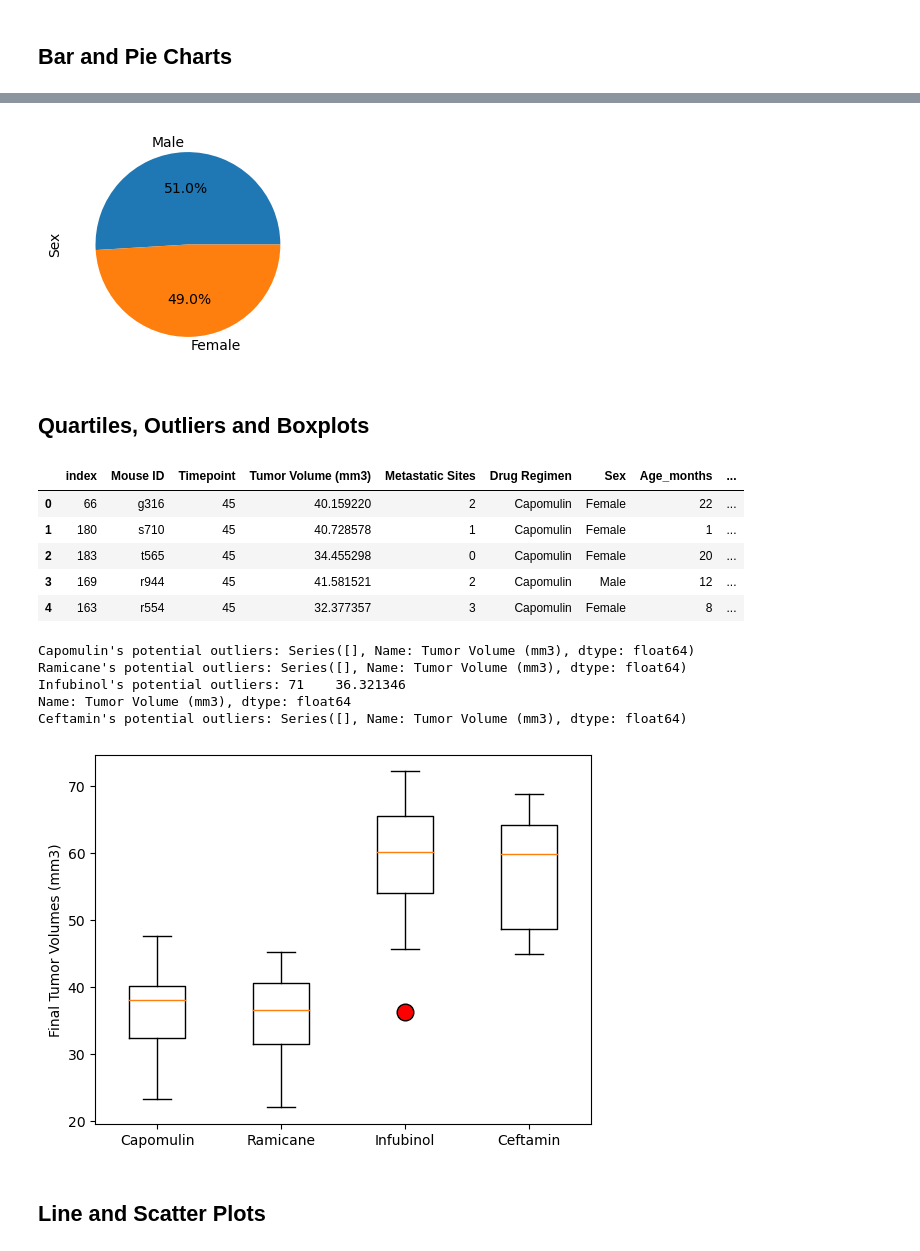
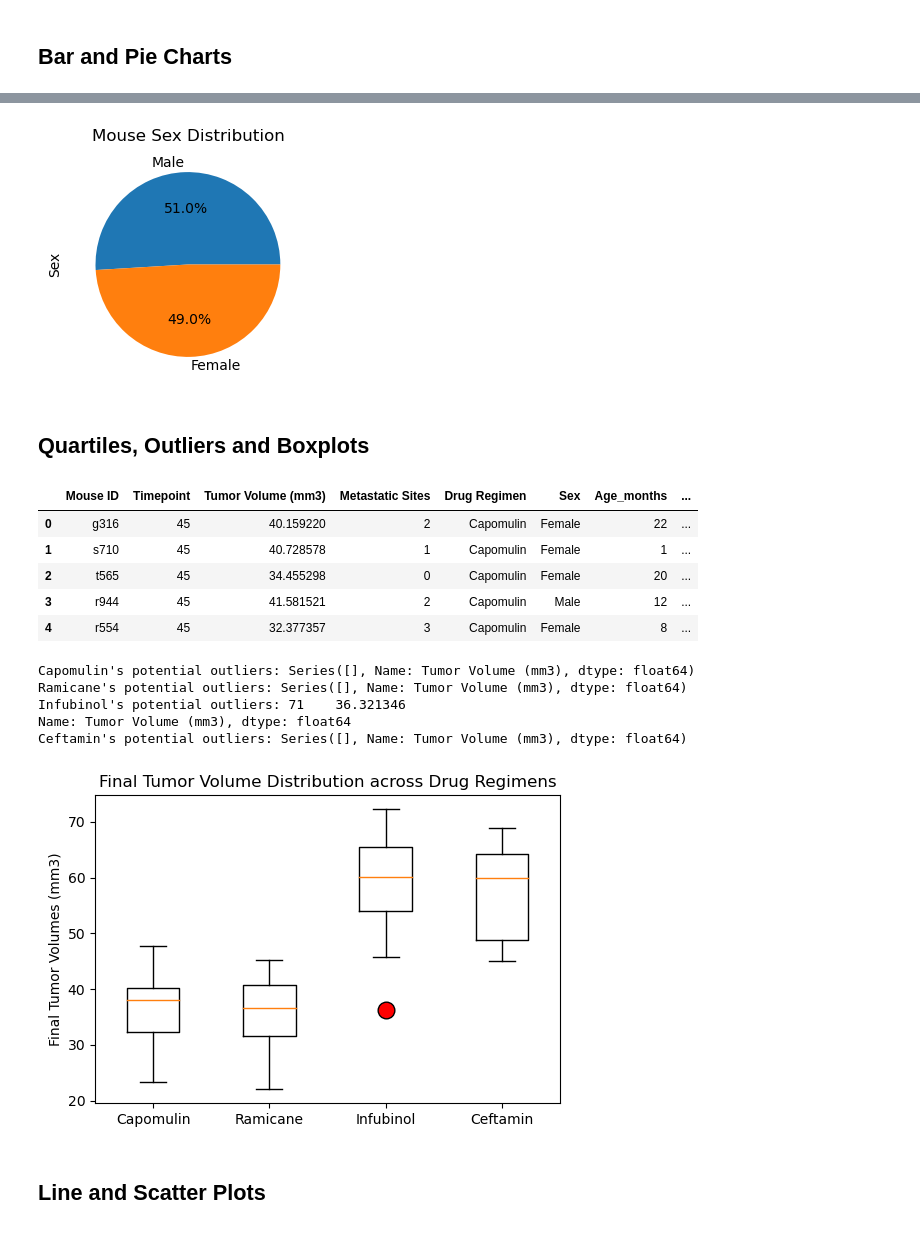
Before and after one commit to andcetera/pymaceuticals-study, a Jupyter notebook: Project Folder/pymaceuticals.ipynb, the cells around one changed output, grey strips where cells are left out. Drawn from its saved outputs; the diff is of its cells as text; code cells hidden in the pictures.

```diff
--- a/Project Folder/pymaceuticals.ipynb
+++ b/Project Folder/pymaceuticals.ipynb
@@ -74,7 +74,7 @@ dup_mouse
 | 12 | g989 | 13 | 35 | 62.570880 | 2 | Propriva | Female | ... |
 # %%
 # Create a clean DataFrame by dropping the duplicate mouse by its ID.
-data = df[df['Mouse ID'] != 'g989']
+data = df[df['Mouse ID'] != duplicate.index[0]]
 data.head()
 # %% [output]
 |  | Mouse ID | Timepoint | Tumor Volume (mm3) | Metastatic Sites | Drug Regimen | Sex | Age_months | ... |
@@ -198,14 +199,15 @@ plt.tight_layout()
 # %%
 # Generate a pie plot showing the distribution of female versus male mice using pyplot
 # Graph pie chart from above data using matplotlib method
 plt.figure(figsize=(4, 3))
 plt.pie(mf_pie, labels=mf_pie.index, autopct="%1.1f%%")
 
 # Label graph
+plt.title("Mouse Sex Distribution")
 plt.ylabel(mf_pie.index.name)
 plt.show()
 # %% [output]
-[figure, old version]
+[figure, new version]
 # %% [markdown]
 ## Quartiles, Outliers and Boxplots
 # %%
@@ -218,12 +220,12 @@ last = mice2['Timepoint'].max()
 
 # Merge this group df with the original DataFrame to get the tumor volume at the last timepoint
 last_df = pd.merge(last, data, on=['Mouse ID', 'Timepoint'])
-lst = last_df.sort_values(['Drug Regimen']).reset_index()
+lst = last_df.sort_values(['Drug Regimen']).reset_index(drop=True)
 lst.head()
 # %% [output]
-|  | index | Mouse ID | Timepoint | Tumor Volume (mm3) | Metastatic Sites | Drug Regimen | Sex | Age_months | ... |
-| 0 | 66 | g316 | 45 | 40.159220 | 2 | Capomulin | Female | 22 | ... |
-| 1 | 180 | s710 | 45 | 40.728578 | 1 | Capomulin | Female | 1 | ... |
-| 2 | 183 | t565 | 45 | 34.455298 | 0 | Capomulin | Female | 20 | ... |
-| 3 | 169 | r944 | 45 | 41.581521 | 2 | Capomulin | Male | 12 | ... |
-| 4 | 163 | r554 | 45 | 32.377357 | 3 | Capomulin | Female | 8 | ... |
+|  | Mouse ID | Timepoint | Tumor Volume (mm3) | Metastatic Sites | Drug Regimen | Sex | Age_months | ... |
+| 0 | g316 | 45 | 40.159220 | 2 | Capomulin | Female | 22 | ... |
+| 1 | s710 | 45 | 40.728578 | 1 | Capomulin | Female | 1 | ... |
+| 2 | t565 | 45 | 34.455298 | 0 | Capomulin | Female | 20 | ... |
+| 3 | r944 | 45 | 41.581521 | 2 | Capomulin | Male | 12 | ... |
+| 4 | r554 | 45 | 32.377357 | 3 | Capomulin | Female | 8 | ... |
@@ -274,16 +274,17 @@ Ceftamin's potential outliers: Series([], Name: Tumor Volume (mm3), dtype: float
 # Generate a box plot that shows the distrubution of the tumor volume for each treatment group.
 
 # Graph boxplots for above data
-fig, ax = plt.subplots()
+plt.figure(figsize=(6, 4))
 pos = np.arange(len(tumor_data)) + 1
-bp = ax.boxplot(tumor_data, positions=pos, labels=treatments)
+bp = plt.boxplot(tumor_data, positions=pos, labels=treatments)
 
 # Format and label graph
 plt.setp(bp['fliers'], markerfacecolor='red', markersize=12)
+plt.title("Final Tumor Volume Distribution across Drug Regimens")
 plt.ylabel('Final Tumor Volumes (mm3)')
 plt.show()
 # %% [output]
-[figure, old version]
+[figure, new version]
 # %% [markdown]
 ## Line and Scatter Plots
 # %%
```
Also changed, not shown: parts of 8 cells of this notebook.
